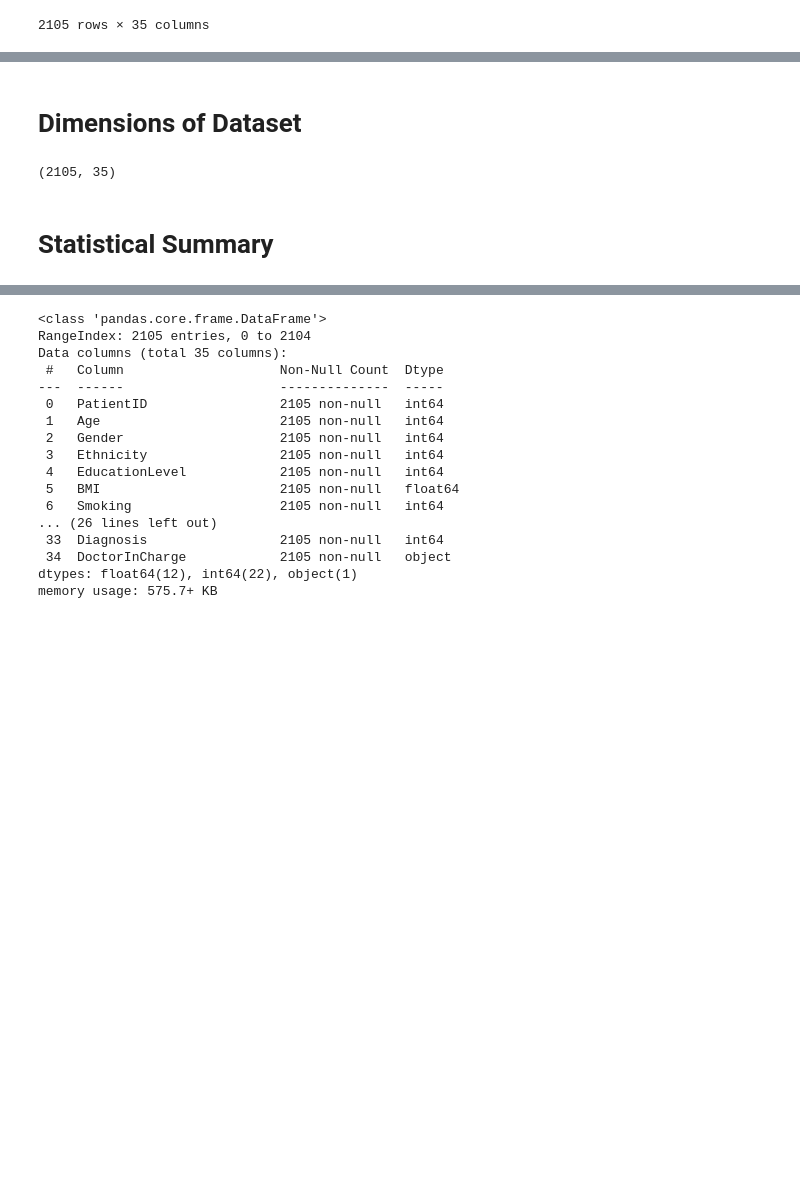
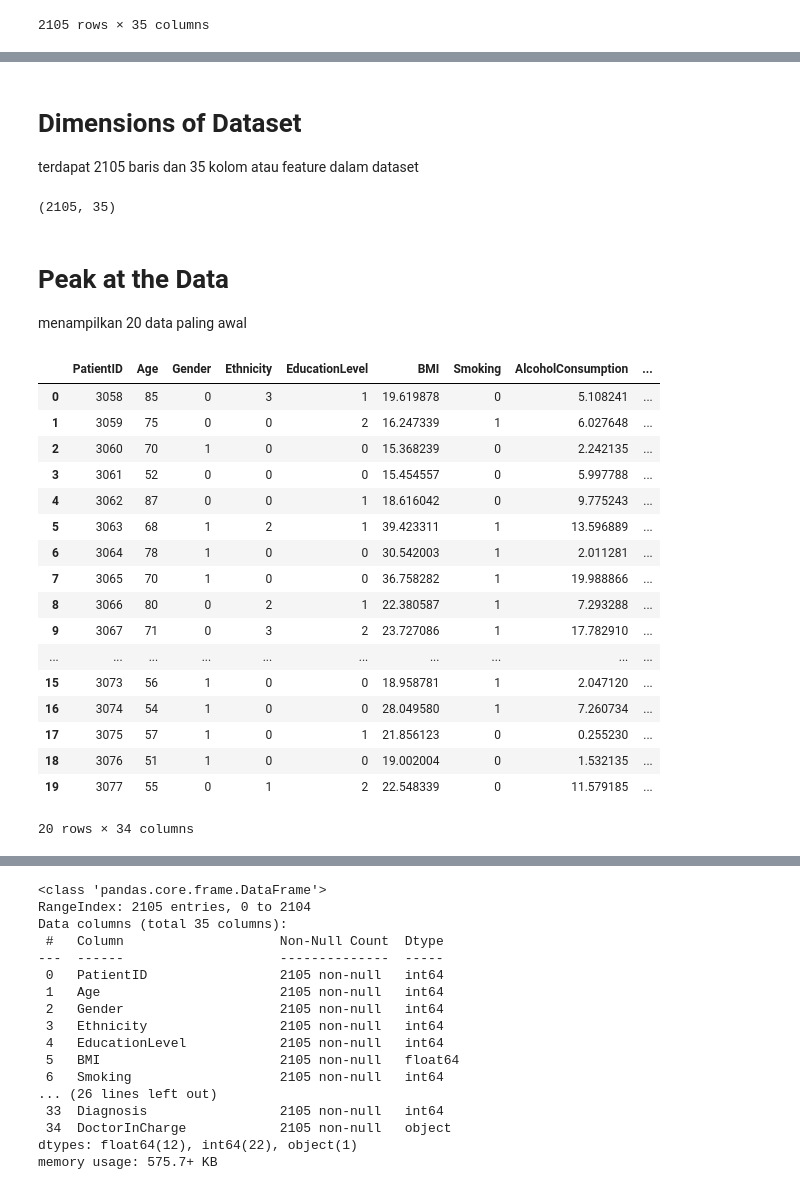
Before and after one commit to Machine-Learning-10/Parkinson-Classification, a Jupyter notebook: parkinsons_prediction.ipynb, the cells around one changed output, grey strips where cells are left out. Drawn from its saved outputs; the diff is of its cells as text; code cells hidden in the pictures; blank space fills up the shorter version.

```diff
--- a/parkinsons_prediction.ipynb
+++ b/parkinsons_prediction.ipynb
@@ -74,8 +126,33 @@ Name: count, dtype: int64
 # %% [markdown]
 # Dimensions of Dataset
+
+terdapat 2105 baris dan 35 kolom atau feature dalam dataset
 # %%
 df.shape
 # %% [output]
 (2105, 35)
 # %% [markdown]
-# Statistical Summary
+# Peak at the Data
+
+menampilkan 20 data paling awal
+# %%
+df.head(20)
+# %% [output]
+|  | PatientID | Age | Gender | Ethnicity | EducationLevel | BMI | Smoking | AlcoholConsumption | ... |
+| 0 | 3058 | 85 | 0 | 3 | 1 | 19.619878 | 0 | 5.108241 | ... |
+| 1 | 3059 | 75 | 0 | 0 | 2 | 16.247339 | 1 | 6.027648 | ... |
+| 2 | 3060 | 70 | 1 | 0 | 0 | 15.368239 | 0 | 2.242135 | ... |
+| 3 | 3061 | 52 | 0 | 0 | 0 | 15.454557 | 0 | 5.997788 | ... |
+| 4 | 3062 | 87 | 0 | 0 | 1 | 18.616042 | 0 | 9.775243 | ... |
+| 5 | 3063 | 68 | 1 | 2 | 1 | 39.423311 | 1 | 13.596889 | ... |
+| 6 | 3064 | 78 | 1 | 0 | 0 | 30.542003 | 1 | 2.011281 | ... |
+| 7 | 3065 | 70 | 1 | 0 | 0 | 36.758282 | 1 | 19.988866 | ... |
+| 8 | 3066 | 80 | 0 | 2 | 1 | 22.380587 | 1 | 7.293288 | ... |
+| 9 | 3067 | 71 | 0 | 3 | 2 | 23.727086 | 1 | 17.782910 | ... |
+| ... | ... | ... | ... | ... | ... | ... | ... | ... | ... |
+| 15 | 3073 | 56 | 1 | 0 | 0 | 18.958781 | 1 | 2.047120 | ... |
+| 16 | 3074 | 54 | 1 | 0 | 0 | 28.049580 | 1 | 7.260734 | ... |
+| 17 | 3075 | 57 | 1 | 0 | 1 | 21.856123 | 0 | 0.255230 | ... |
+| 18 | 3076 | 51 | 1 | 0 | 0 | 19.002004 | 0 | 1.532135 | ... |
+| 19 | 3077 | 55 | 0 | 1 | 2 | 22.548339 | 0 | 11.579185 | ... |
+20 rows × 34 columns
```
Also changed, not shown: parts of 47 cells of this notebook.
